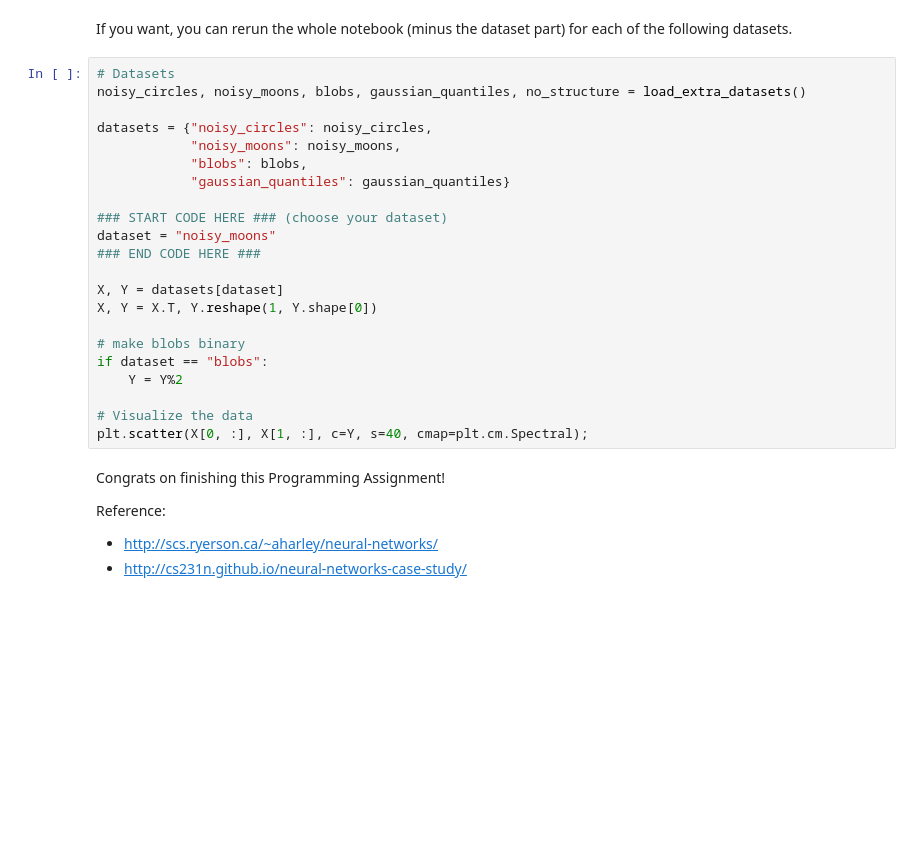
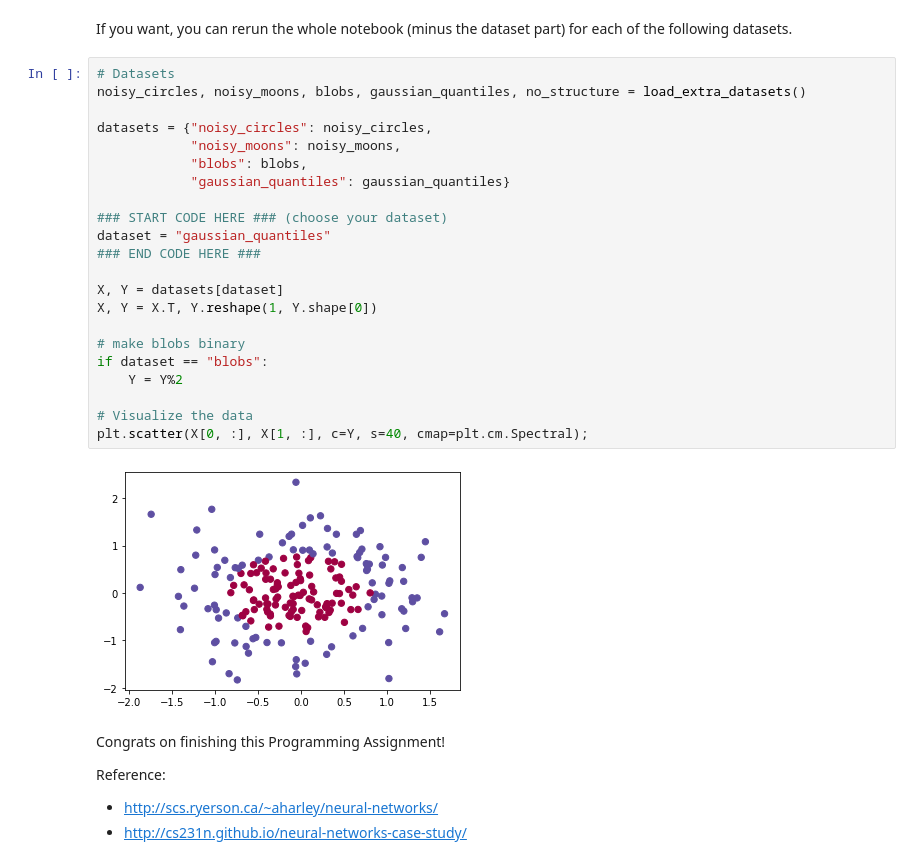
Before and after one commit to XProtocol0/Deeplearning.ai, a Jupyter notebook: Neural Networks and Deep Learning/Planar data classification with one hidden layer v6c.ipynb, the cells around one changed output. Drawn from its saved outputs; the diff is of its cells as text; blank space fills up the shorter version.

```diff
--- a/Neural Networks and Deep Learning/Planar data classification with one hidden layer v6c.ipynb
+++ b/Neural Networks and Deep Learning/Planar data classification with one hidden layer v6c.ipynb
@@ -935,25 +993,27 @@ If you want, you can rerun the whole notebook (minus the dataset part) for each
 # %%
 # Datasets
 noisy_circles, noisy_moons, blobs, gaussian_quantiles, no_structure = load_extra_datasets()
 
 datasets = {"noisy_circles": noisy_circles,
             "noisy_moons": noisy_moons,
             "blobs": blobs,
             "gaussian_quantiles": gaussian_quantiles}
 
 ### START CODE HERE ### (choose your dataset)
-dataset = "noisy_moons"
+dataset = "gaussian_quantiles"
 ### END CODE HERE ###
 
 X, Y = datasets[dataset]
 X, Y = X.T, Y.reshape(1, Y.shape[0])
 
 # make blobs binary
 if dataset == "blobs":
     Y = Y%2
 
 # Visualize the data
 plt.scatter(X[0, :], X[1, :], c=Y, s=40, cmap=plt.cm.Spectral);
+# %% [output]
+[figure, added]
 # %% [markdown]
 Congrats on finishing this Programming Assignment!
 
```
Also changed, not shown: parts of 9 cells of this notebook.
